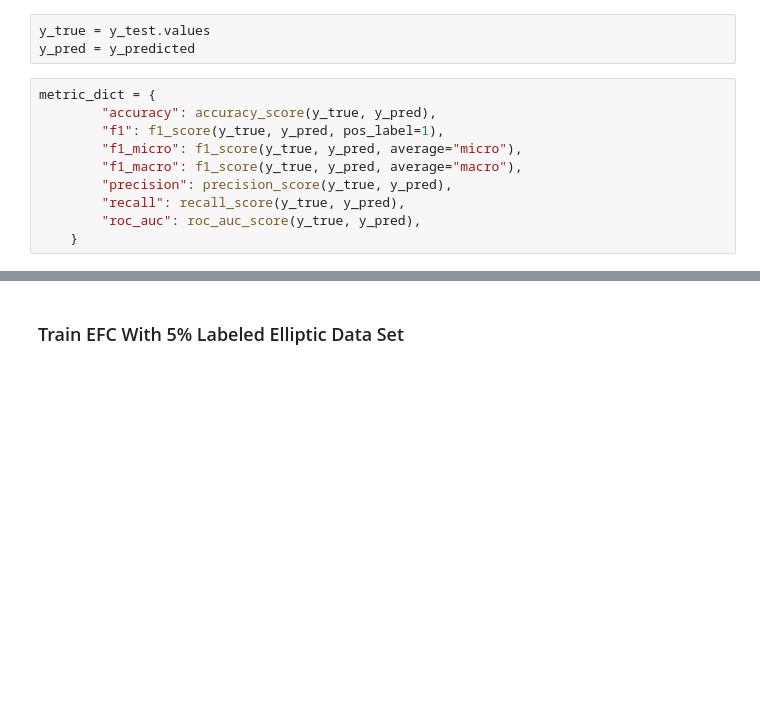
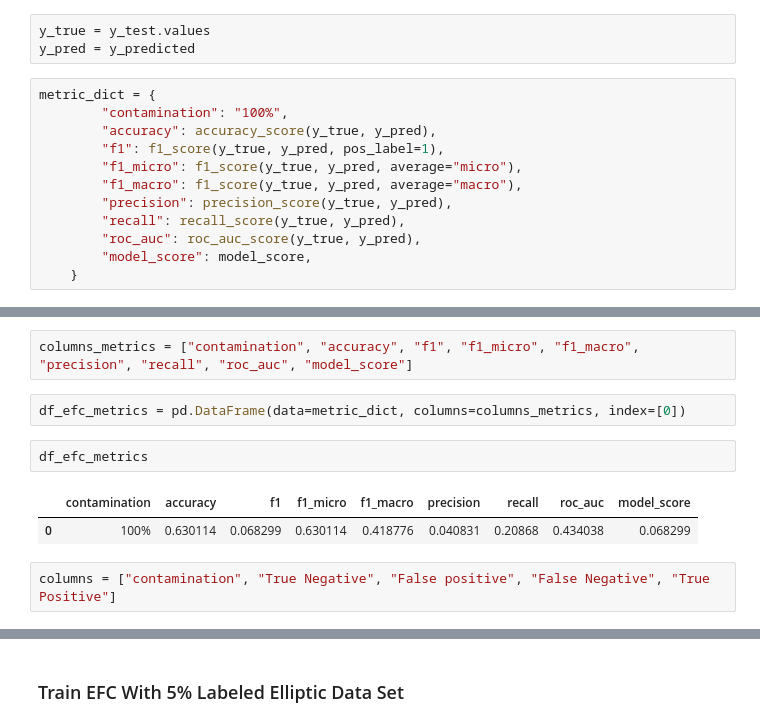
Before and after one commit to kevinsantana/PPCA-UnB-Dissertation, a Jupyter notebook: models/notebooks/efc.ipynb, the cells around one changed output, grey strips where cells are left out. Cells and saved outputs as stored; diff of their text form; blank space fills up the shorter version.

```diff
--- a/models/notebooks/efc.ipynb
+++ b/models/notebooks/efc.ipynb
@@ -74,6 +96,7 @@ y_true = y_test.values
 y_pred = y_predicted
 # %%
 metric_dict = {
+        "contamination": "100%",
         "accuracy": accuracy_score(y_true, y_pred),
         "f1": f1_score(y_true, y_pred, pos_label=1),
         "f1_micro": f1_score(y_true, y_pred, average="micro"),
@@ -81,6 +104,7 @@ metric_dict = {
         "precision": precision_score(y_true, y_pred),
         "recall": recall_score(y_true, y_pred),
         "roc_auc": roc_auc_score(y_true, y_pred),
+        "model_score": model_score,
     }
 # %%
 pprint(metric_dict)
@@ -86,0 +121,11 @@ pprint(metric_dict)
+# %%
+columns_metrics = ["contamination", "accuracy", "f1", "f1_micro", "f1_macro", "precision", "recall", "roc_auc", "model_score"]
+# %%
+df_efc_metrics = pd.DataFrame(data=metric_dict, columns=columns_metrics, index=[0])
+# %%
+df_efc_metrics
+# %% [output]
+|  | contamination | accuracy | f1 | f1_micro | f1_macro | precision | recall | roc_auc | model_score |
+| 0 | 100% | 0.630114 | 0.068299 | 0.630114 | 0.418776 | 0.040831 | 0.20868 | 0.434038 | 0.068299 |
+# %%
+columns = ["contamination", "True Negative", "False positive", "False Negative", "True Positive"]
```
Also changed, not shown: parts of 37 cells of this notebook, 3 other files.
